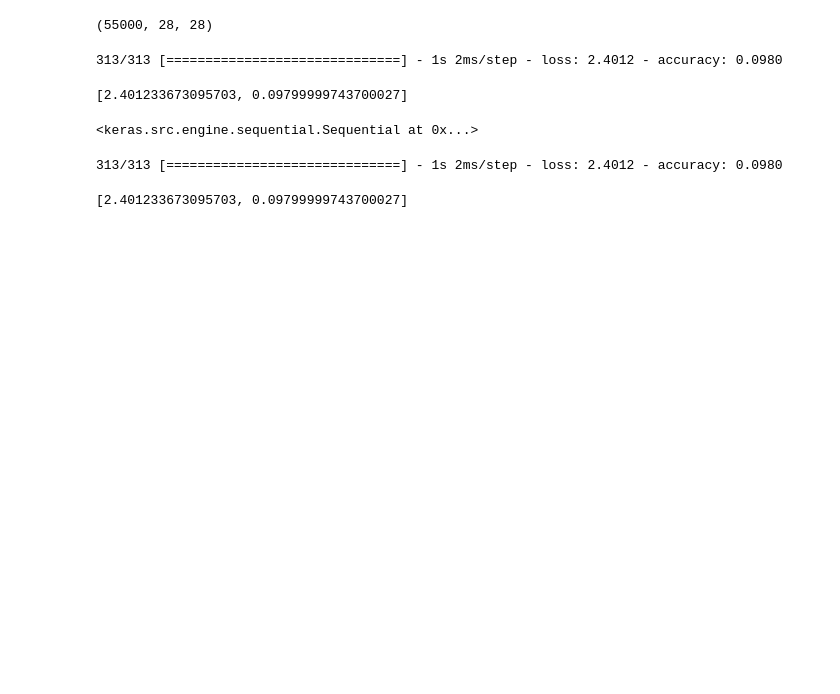
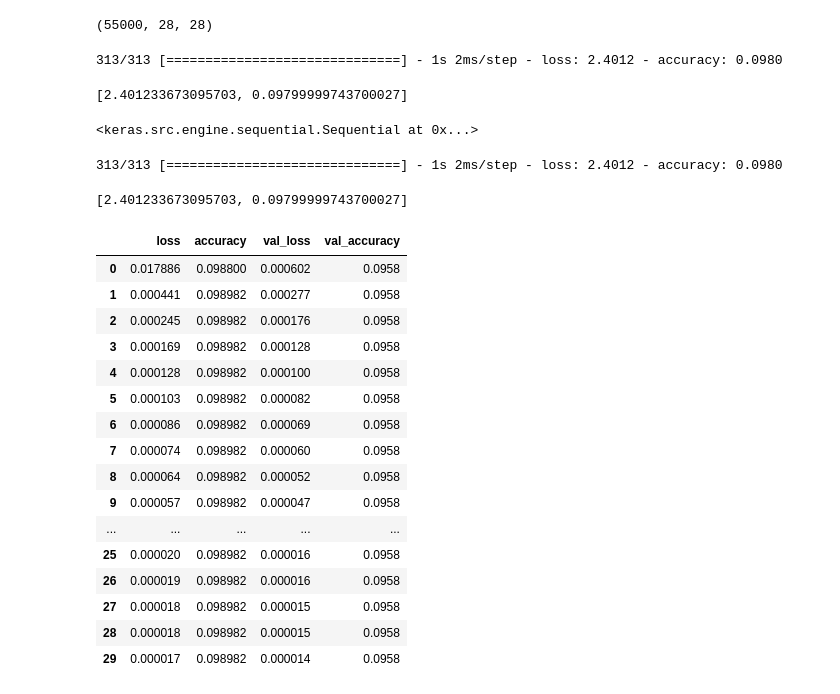
Before and after one commit to MALLIKARJUNABATHALA999/DEEPLEARNING, a Jupyter notebook: ANN_IMplementationTensorflowKeras.ipynb, the cells around one changed output. Drawn from its saved outputs; the diff is of its cells as text; code cells hidden in the pictures; blank space fills up the shorter version.

```diff
--- a/ANN_IMplementationTensorflowKeras.ipynb
+++ b/ANN_IMplementationTensorflowKeras.ipynb
@@ -181,3 +181,23 @@ loaded_model.evaluate(X_test,y_test)
 # %% [output]
 313/313 [==============================] - 1s 2ms/step - loss: 2.4012 - accuracy: 0.0980
 [2.401233673095703, 0.09799999743700027]
+# %%
+pd.DataFrame(history.history)
+# %% [output]
+|  | loss | accuracy | val_loss | val_accuracy |
+| 0 | 0.017886 | 0.098800 | 0.000602 | 0.0958 |
+| 1 | 0.000441 | 0.098982 | 0.000277 | 0.0958 |
+| 2 | 0.000245 | 0.098982 | 0.000176 | 0.0958 |
+| 3 | 0.000169 | 0.098982 | 0.000128 | 0.0958 |
+| 4 | 0.000128 | 0.098982 | 0.000100 | 0.0958 |
+| 5 | 0.000103 | 0.098982 | 0.000082 | 0.0958 |
+| 6 | 0.000086 | 0.098982 | 0.000069 | 0.0958 |
+| 7 | 0.000074 | 0.098982 | 0.000060 | 0.0958 |
+| 8 | 0.000064 | 0.098982 | 0.000052 | 0.0958 |
+| 9 | 0.000057 | 0.098982 | 0.000047 | 0.0958 |
+| ... | ... | ... | ... | ... |
+| 25 | 0.000020 | 0.098982 | 0.000016 | 0.0958 |
+| 26 | 0.000019 | 0.098982 | 0.000016 | 0.0958 |
+| 27 | 0.000018 | 0.098982 | 0.000015 | 0.0958 |
+| 28 | 0.000018 | 0.098982 | 0.000015 | 0.0958 |
+| 29 | 0.000017 | 0.098982 | 0.000014 | 0.0958 |
```
Also changed, not shown: parts of 3 cells of this notebook.
